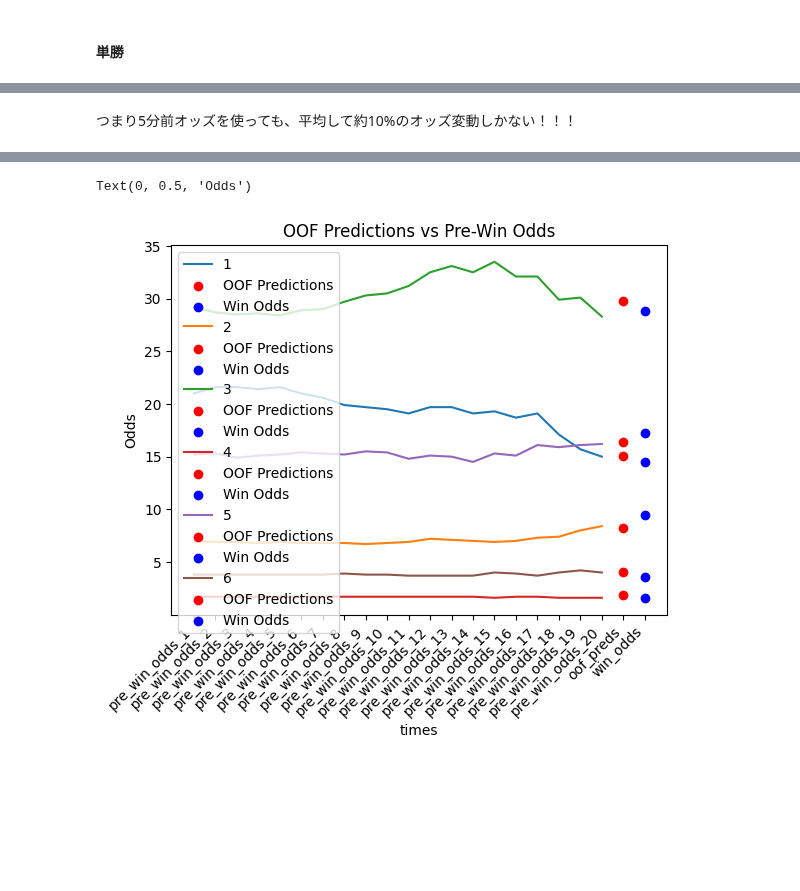
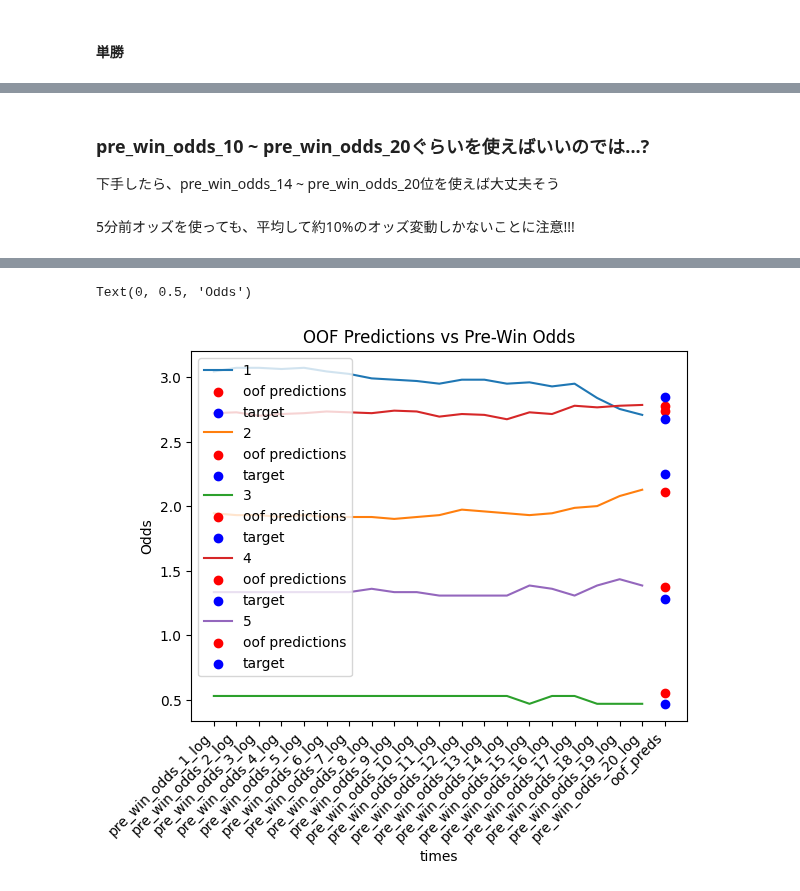
Before and after one commit to NaganagaKen/HORSE_RACING, a Jupyter notebook: Notebook/test.ipynb, the cells around one changed output, grey strips where cells are left out. Saved outputs shown, nothing was run; the diff lists cells and outputs as text; code cells hidden in the pictures; blank space fills up the shorter version.

```diff
--- a/Notebook/test.ipynb
+++ b/Notebook/test.ipynb
@@ -90,7 +90,7 @@ def preprocessing(df_to_copy):
     return df
 # %%
 df = pd.read_csv("../Data/train_data_tmp.csv", encoding="shift-jis")
-odds_df = pd.read_csv("Time_Series_Odds_win_odds.csv", encoding="shift-jis")
+odds_df = pd.read_csv("../Data/Time_Series_Odds_win_odds.csv", encoding="shift-jis")
 df.head()
 # %% [output]
 |  | レースID(新) | 日付 | 開催 | 場所 | Ｒ | 馬名S | 騎手コード | 調教師コード | 頭数 | 枠番 | 馬番 | ... |
@@ -236,9 +253,9 @@ params = {
     "max_iterations": 10000,
     "random_state": 42,
     "n_jobs": -1,
-    "num_leaves": 300, #重要
+    "num_leaves": 80, #重要
     "max_depth": -1,
-    "min_data_in_leaf": 10, #重要
+    "min_data_in_leaf": 1, #重要
     "learning_rate": 0.1,
     "feature_fraction": 0.95,
     "bagging_fraction": 0.99,
@@ -246,6 +263,6 @@ params = {
     "verbose": -1,
 }
 
-oof_preds = win_odds_predict(df3, params)
-# 0.3366
+df3 = odds_feature_engineering(df2)
+df3.head()
 # %% [output]
@@ -278,0 +275,17 @@ mean_absolute_percentage_error(df3["win_odds"], df3["pre_win_odds_20"].fillna(df
+# %%
+N_data = 8
+rand = 400
+
+race_data = df3.iloc[rand:rand+N_data, :]
+feature_cols = [f"pre_win_odds_rate_{i}" for i in range(2, 21)] + ["target"]
+
+for i in range(N_data):
+    horse_data = race_data.iloc[i, :]
+    plt.plot(horse_data[feature_cols].index, horse_data[feature_cols].values, label=f"{i+1}")
+
+plt.axhline(y=1.0, color='black', linestyle='--', linewidth=2, alpha=0.5)
+plt.xticks(rotation=38, ha="right")
+plt.legend(loc="upper left")
+plt.title("Odd rate shift")
+plt.xlabel("times")
+plt.ylabel("Odds rate")
@@ -279,17 +295,26 @@ mean_absolute_percentage_error(df3["win_odds"], df3["pre_win_odds_20"].fillna(df
+# %% [markdown]
+### pre_win_odds_10 ~ pre_win_odds_20ぐらいを使えばいいのでは...?
+下手したら、pre_win_odds_14 ~ pre_win_odds_20位を使えば大丈夫そう
 # %% [markdown]
-つまり5分前オッズを使っても、平均して約10%のオッズ変動しかない！！！
+5分前オッズを使っても、平均して約10%のオッズ変動しかないことに注意!!!
 # %%
 df4 = df3.copy()
 df4["oof_preds"] = oof_preds
 # %%
+threshould = 3
+
 race_data = df4.iloc[:16, :]
-race_data = race_data[race_data["win_odds"] < 30]
+race_data = race_data[race_data["target"] < threshould]
+feature_cols = [f"pre_win_odds_{i}_log" for i in range(1, 21)]
+
+
 display(race_data.head())
 for i in range(len(race_data)):
-    horse_data = race_data.iloc[i, 2:-2]
-    plt.plot(horse_data.index, horse_data.values, label=f"{i+1}")
-    plt.scatter("oof_preds", race_data.iloc[i,-1], color="red", label="OOF Predictions")
-    plt.scatter("win_odds", race_data.iloc[i, -2], color="blue", label="Win Odds")
+    horse_data = race_data.iloc[i, :]
+    plt.plot(horse_data[feature_cols].index, horse_data[feature_cols].values, label=f"{i+1}")
+    plt.scatter("oof_preds", horse_data["oof_preds"], color="red", label="oof predictions")
+    plt.scatter("oof_preds", horse_data["target"], color="blue", label="target")
+
 plt.xticks(rotation=45, ha="right")
 plt.legend(loc="upper left")
 plt.title("OOF Predictions vs Pre-Win Odds")
@@ -305,2 +330,2 @@ plt.ylabel("Odds")
 Text(0, 0.5, 'Odds')
-[figure, old version]
+[figure, new version]
```
Also changed, not shown: parts of 8 cells of this notebook, 2 other files.
